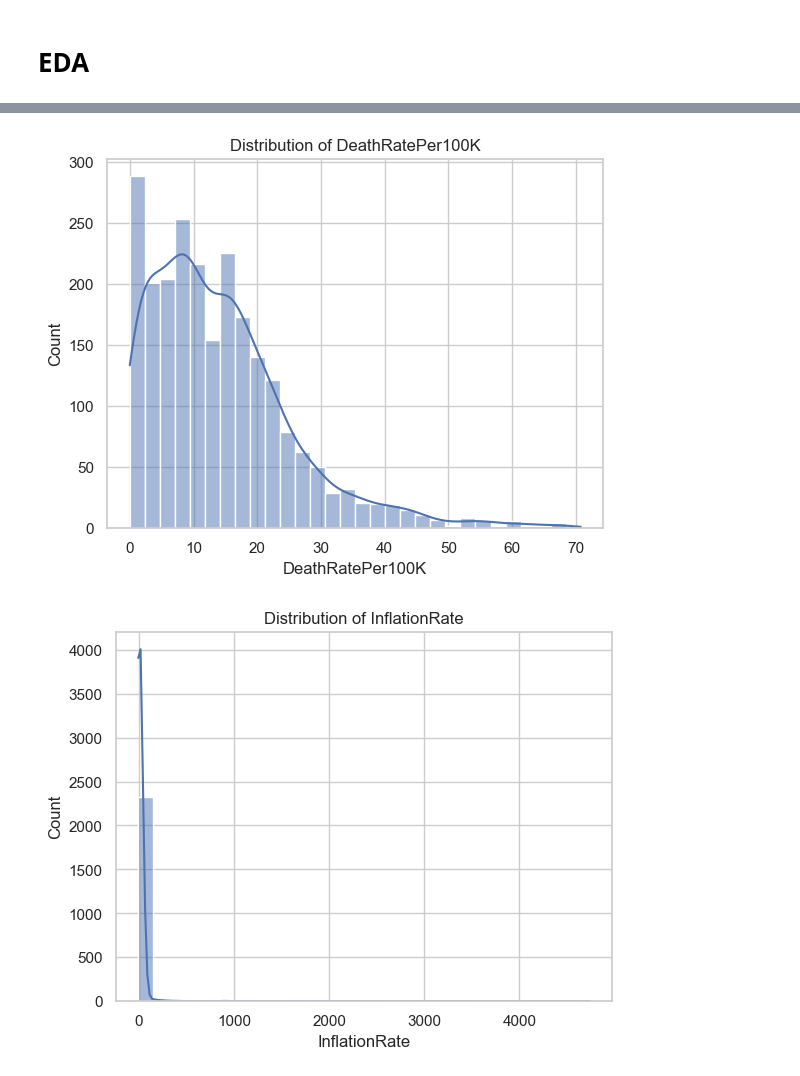
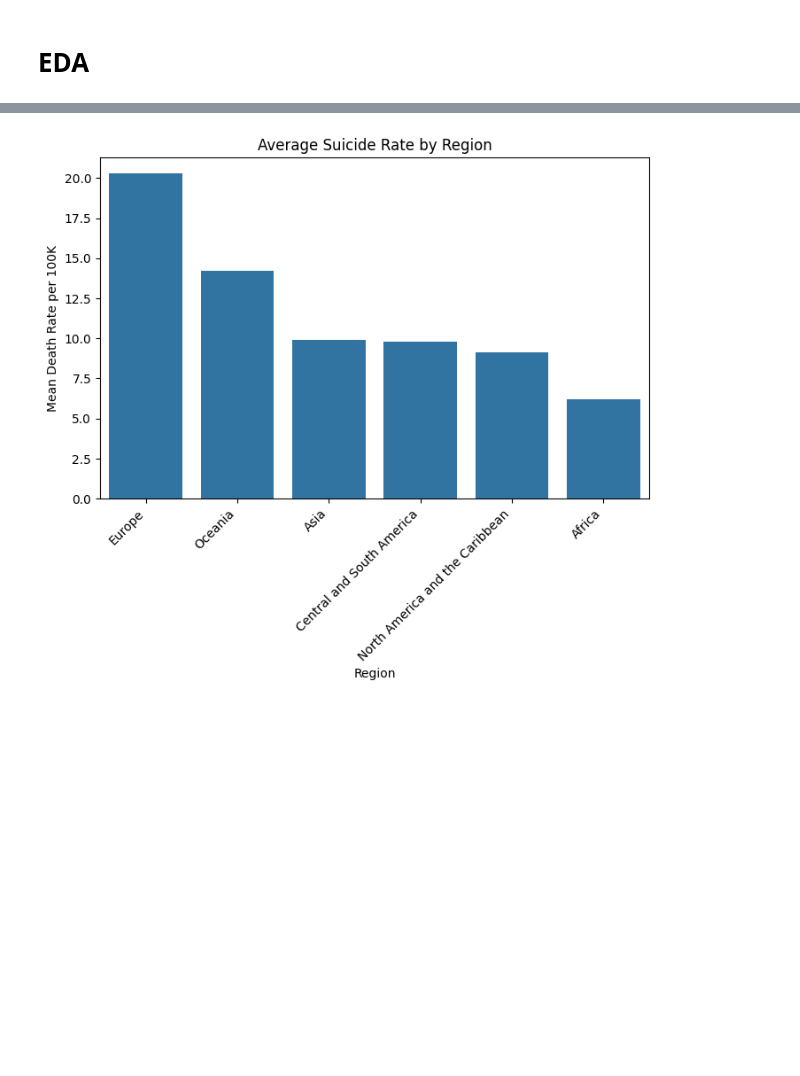
Before and after one commit to HafsahNasir/DataScienceProject, a Jupyter notebook: project.ipynb, the cells around one changed output, grey strips where cells are left out. Saved outputs shown, nothing was run; the diff lists cells and outputs as text; code cells hidden in the pictures; blank space fills up the shorter version.

```diff
--- a/project.ipynb
+++ b/project.ipynb
@@ -559,14 +613,20 @@ plt.show()
 # %%
-plot_cols = ["DeathRatePer100K","InflationRate","EmploymentPopulationRatio","GDPPerCapita","GNIPerCapita"]
-plot_cols = [c for c in plot_cols if c in df.columns]
+# Average suicide rate per region
+# order regions by mean suicide rate (desc)
+order = (df.groupby('RegionName')['DeathRatePer100K']
+           .mean()
+           .sort_values(ascending=False)
+           .index)
 
-for c in plot_cols:
-    plt.figure()
-    sns.histplot(df[c].dropna(), kde=True, bins=30)
-    plt.title(f"Distribution of {c}")
-    plt.xlabel(c)
-    plt.ylabel("Count")
-    plt.show()
+plt.figure(figsize=(8,5))
+sns.barplot(
+    data=df, x='RegionName', y='DeathRatePer100K',
+    estimator='mean', errorbar=None, order=order
+)
+plt.xticks(rotation=45, ha='right')
+plt.title("Average Suicide Rate by Region")
+plt.ylabel("Mean Death Rate per 100K")
+plt.xlabel("Region")
+plt.show()
 # %% [output]
-[figure, old version]
+[figure, new version]
-[figure, removed]
```
Also changed, not shown: parts of 19 cells of this notebook.
